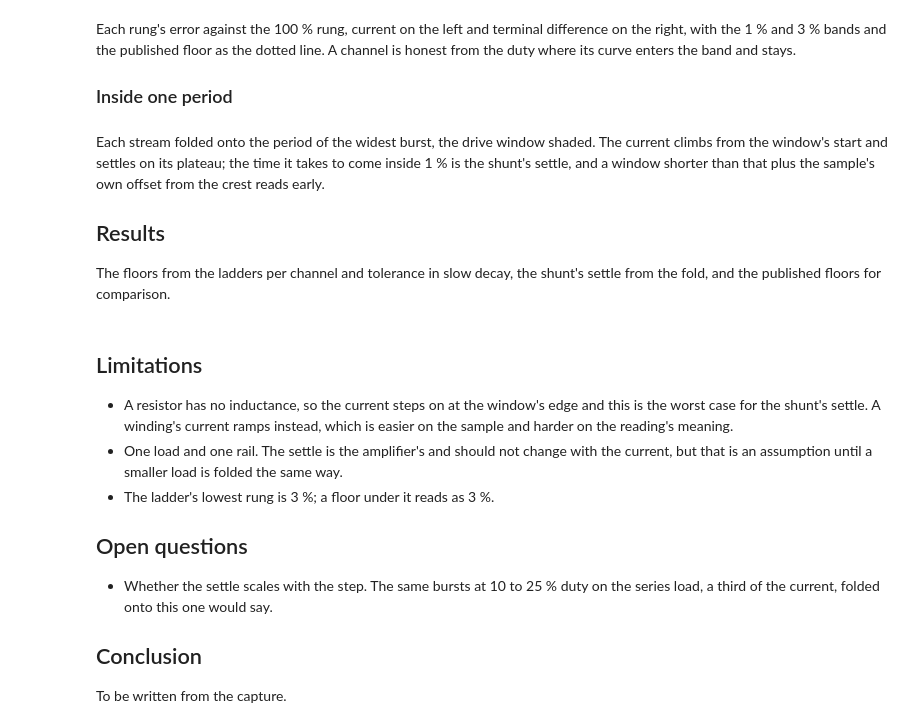
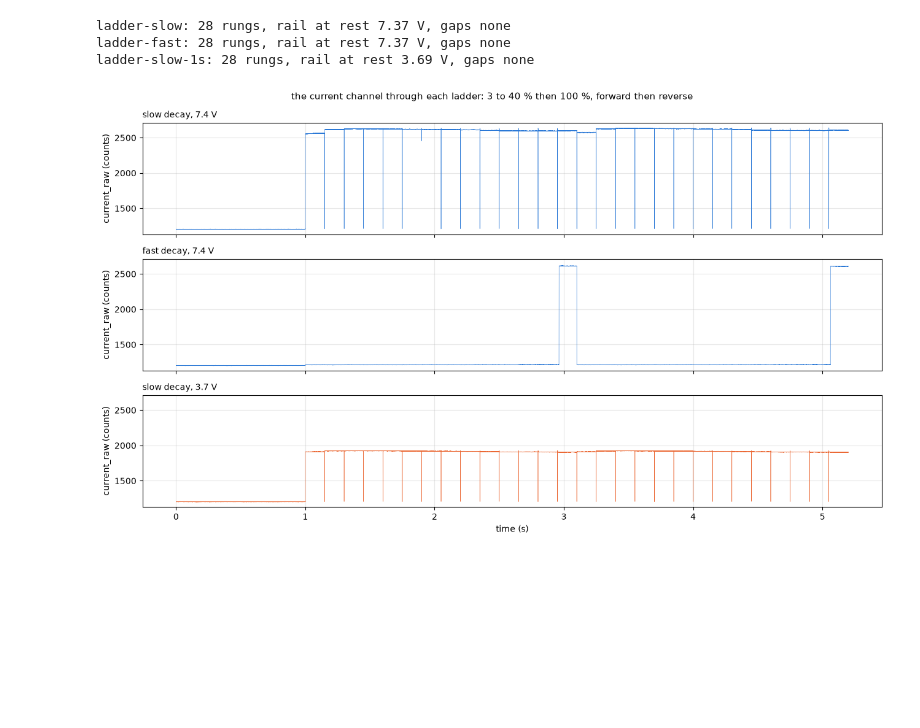
Before and after one commit to OpenServoCore/notebooks, a Jupyter notebook: stages/1-board/sample-timing/sample-timing.ipynb, the cells around one changed output. Cells and saved outputs as stored; diff of their text form; code cells hidden in the pictures; blank space fills up the shorter version.

Commit message:
sample-timing: capture 1 and the notebook, floors graded at 7.4 and 3.7 V

```diff
--- a/stages/1-board/sample-timing/sample-timing.ipynb
+++ b/stages/1-board/sample-timing/sample-timing.ipynb
@@ -100,34 +45,0 @@ plt.show()
-# %% [markdown]
-Each rung's error against the 100 % rung, current on the left and terminal difference on the right, with the 1 % and 3 % bands and the published floor as the dotted line. A channel is honest from the duty where its curve enters the band and stays.
-
-### Inside one period
-# %%
-caps = bu.load(CAPTURE / "bursts")
-print(len(caps), "bursts")
-arr = BOARD.pwm_arr
-widest = max(caps, key=lambda c: abs(bu.meta(c)["step_q15"]))
-m = bu.meta(widest); half = int(BOARD.drive_ticks(m["step_q15"]))
-fig, ax = plt.subplots(1, 3, figsize=(16, 4))
-settle = {}
-for a, (stream, name) in zip(ax, (("sh", "shunt"), ("ta", "tap A"), ("tb", "tap B"))):
-    t, y, _ = bu.fold(widest, arr, stream)
-    if not len(t):
-        a.set_title(f"{name}: not in the burst"); continue
-    x, prof = bu.profile(t, y, -arr, arr, 4)
-    a.plot(x, prof, lw=0.8, color=BLUE); a.axvspan(-half, half, color=ORANGE, alpha=0.12); a.set_xlabel("ticks from the crest"); a.set_title(f"{name} inside the {m['step_q15'] * 100 / 32768:.0f} % window"); a.grid(alpha=0.3)
-    if stream == "sh":
-        z = bu.zero(widest, arr)
-        plateau = np.median(prof[(x > half - 200) & (x < half - 20)])
-        inside = (x >= -half) & (x <= half)
-        within = np.abs(prof - z) >= 0.99 * abs(plateau - z)
-        first = x[inside & within]
-        settle["shunt_settle_ticks"] = float(first[0] + half) if len(first) else np.nan
-        a.axhline(plateau, color=INK, lw=0.5, ls=":")
-        print(f"shunt: zero {z:.0f}, plateau {plateau:.0f} counts, inside 1 % from {settle['shunt_settle_ticks']:.0f} ticks after the window opens; the crest sample closes {half + 31} ticks after it")
-plt.show()
-# %% [markdown]
-Each stream folded onto the period of the widest burst, the drive window shaded. The current climbs from the window's start and settles on its plateau; the time it takes to come inside 1 % is the shunt's settle, and a window shorter than that plus the sample's own offset from the crest reads early.
-
-## Results
-
-The floors from the ladders per channel and tolerance in slow decay, the shunt's settle from the fold, and the published floors for comparison.
@@ -145,14 +46,19 @@ results.write("1-board", "sample-timing", CAPTURE, pair=BOARD.key,
-# %% [markdown]
-## Limitations
-
-- A resistor has no inductance, so the current steps on at the window's edge and this is the worst case for the shunt's settle. A winding's current ramps instead, which is easier on the sample and harder on the reading's meaning.
-- One load and one rail. The settle is the amplifier's and should not change with the current, but that is an assumption until a smaller load is folded the same way.
-- The ladder's lowest rung is 3 %; a floor under it reads as 3 %.
-
-## Open questions
-
-- Whether the settle scales with the step. The same bursts at 10 to 25 % duty on the series load, a third of the current, folded onto this one would say.
-
-## Conclusion
-
-To be written from the capture.
+# %%
+# every ladder as recorded: the current channel against time, the rest then every rung
+ladders = {name: tel.load(CAPTURE / name, BOARD) for name in ("ladder-slow", "ladder-fast", "ladder-slow-1s")}
+labels = {"ladder-slow": "slow decay, 7.4 V", "ladder-fast": "fast decay, 7.4 V", "ladder-slow-1s": "slow decay, 3.7 V"}
+fig, ax = plt.subplots(3, 1, figsize=(13, 7.5), sharex=True, sharey=True)
+for a, (name, (df, meta)) in zip(ax, ladders.items()):
+    color = ORANGE if name.endswith("1s") else BLUE
+    t_run = np.arange(len(df)) / meta.get("tick_hz", 20_000)      # `tick` restarts at every segment, so time runs over the rows
+    a.plot(t_run, df["current_raw"], lw=0.4, color=color)
+    a.set_ylabel("current_raw (counts)"); a.set_title(labels[name], loc="left", fontsize=10); a.grid(alpha=0.3)
+    print(f"{name}: {df['seg'].max()} rungs, rail at rest {BOARD.rail_v(tel.baseline(df)['vbus_raw'].mean()):.2f} V, gaps {tel.gaps(df).to_dict() or 'none'}")
+ax[-1].set_xlabel("time (s)")
+fig.suptitle("the current channel through each ladder: 3 to 40 % then 100 %, forward then reverse", fontsize=11)
+plt.tight_layout(); plt.show()
+# %% [output]
+ladder-slow: 28 rungs, rail at rest 7.37 V, gaps none
+ladder-fast: 28 rungs, rail at rest 7.37 V, gaps none
+ladder-slow-1s: 28 rungs, rail at rest 3.69 V, gaps none
+[figure, added]
```
Also changed, not shown: parts of 20 cells of this notebook, 58 other files.
